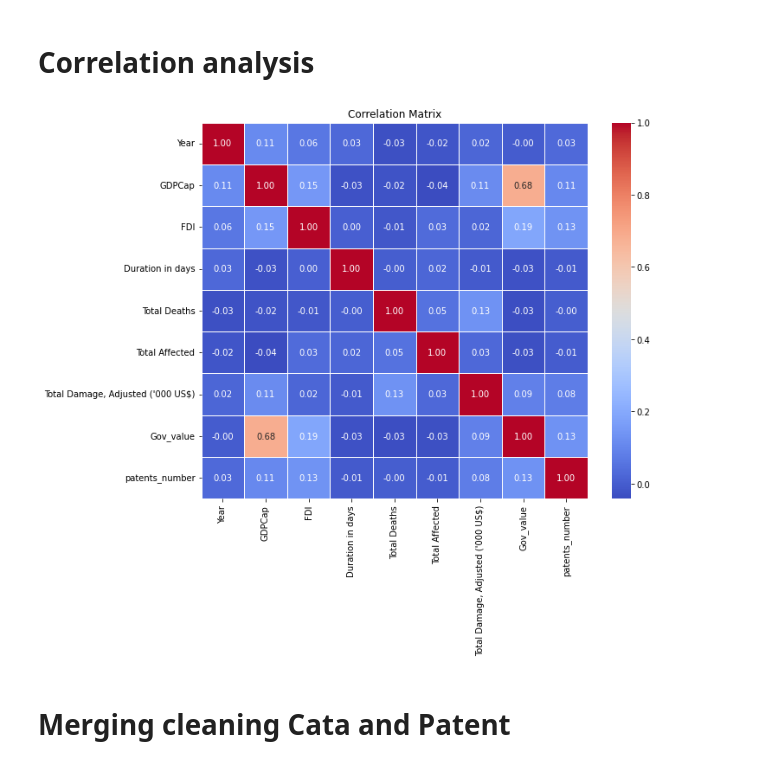
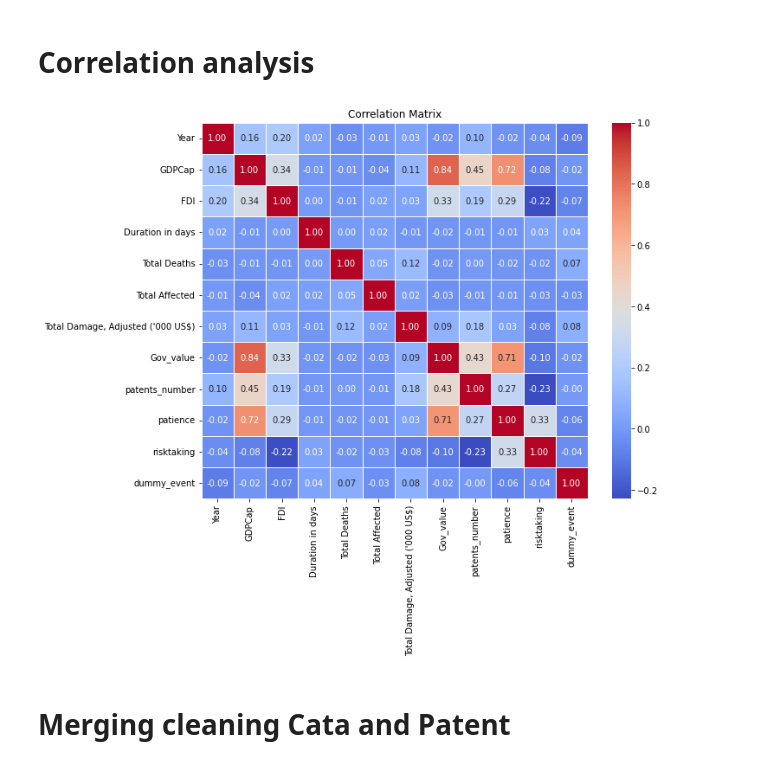
Before and after one commit to igordall/green-patents, a Jupyter notebook: Elephant_V2.ipynb, the cells around one changed output. Cells and saved outputs as stored; diff of their text form; code cells hidden in the pictures.

Commit message:
new merged dataframe with all weather events and dummy vairables

```diff
--- a/Elephant_V2.ipynb
+++ b/Elephant_V2.ipynb
@@ -900,4 +910,4 @@ patents.rename(columns={'Time':'Year'}, inplace=True)
 # %%
-merged_V5=pd.merge(merged_V4, patents, on=['Country','Year'], how='outer')
+merged_V5=pd.merge(merged_V4, patents, on=['Country','Year'], how='right')
 # %%
 merged_final = pd.merge(merged_V5, count,on='Country',how='left')
@@ -926 +938,7 @@ risktaking                            66094
 dtype: int64
+# %%
+merged_final = merged_final.dropna(subset=['Disaster Type'])
+# %%
+# remuving duplicates of GOV value
+merged_nodup = merged_final.drop_duplicates(subset=merged_final.columns[:9], keep='first')
+merged_nodup
@@ -926,0 +959,3 @@ dtype: int64
+# %%
+# create dummy variable to separate human-related events
+merged_nodup['dummy_event'] = merged_nodup['Disaster Type'].apply(lambda x: 0 if x in ['storm', 'flood', 'drought', 'extreme temperature', 'glacial lake outburst flood'] else 1)
@@ -929,20 +1002,20 @@ dtype: int64
 # %%
 import seaborn as sns
 import matplotlib.pyplot as plt
 
 
-numeric_columns = merged_final.select_dtypes(include=['float64', 'int64'])
+# numeric_columns = merged_final.select_dtypes(include=['float64', 'int64'])
 
 # Calculate the correlation matrix
-correlation_matrix = numeric_columns.corr()
+correlation_matrix = merged_nodup.corr()
 
 # Create a heatmap
 plt.figure(figsize=(10, 8))
 sns.heatmap(correlation_matrix, annot=True, cmap='coolwarm', fmt=".2f", linewidths=.5)
 plt.title('Correlation Matrix')
 plt.show()
 # %% [output]
-[figure, old version]
+[figure, new version]
 # %% [markdown]
 # Merging cleaning Cata and Patent
 # %%
```
Also changed, not shown: parts of 66 cells of this notebook.
